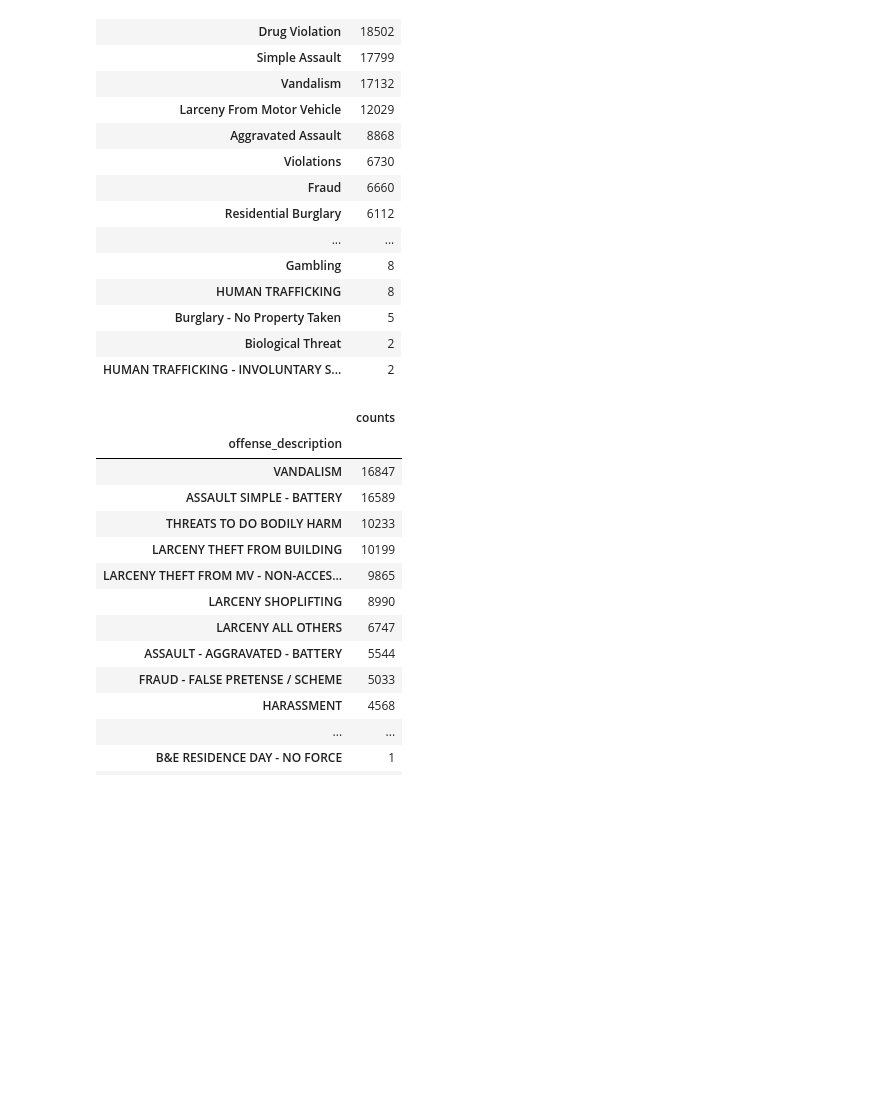
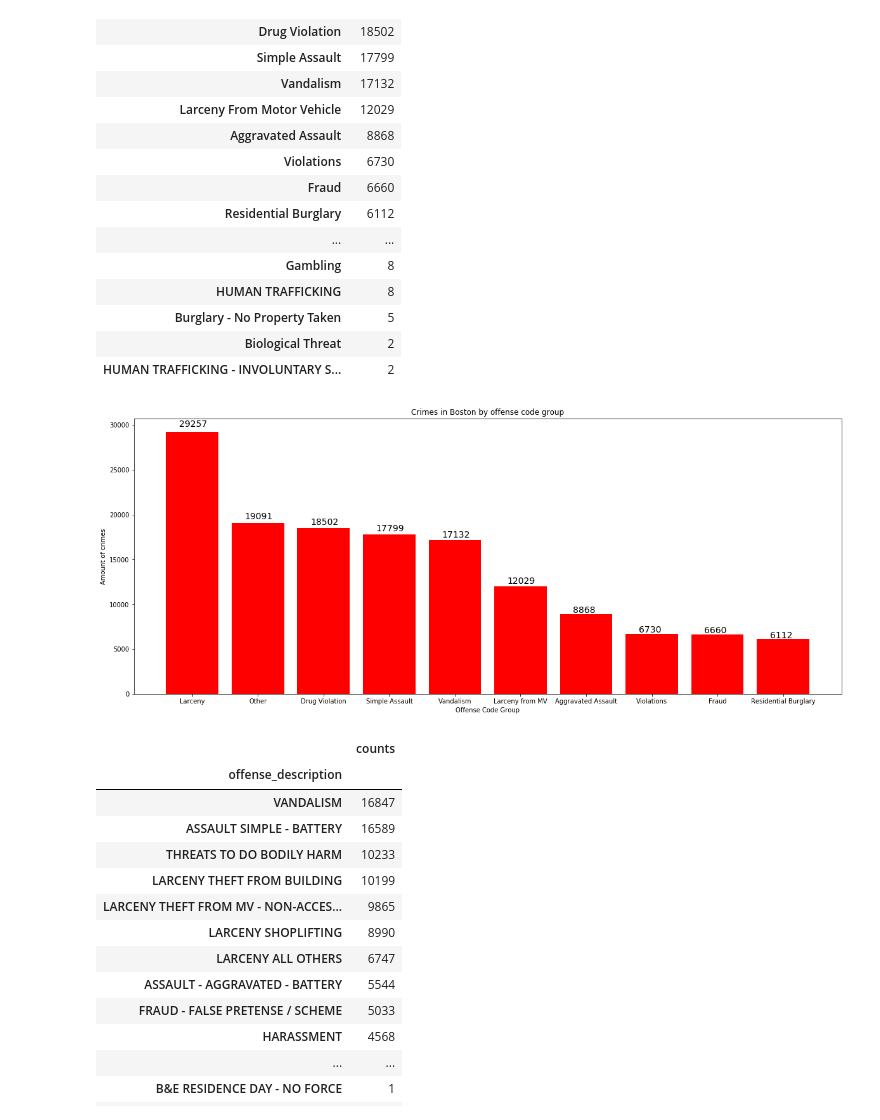
Before and after one commit to iajoiner/boston-crime, a Jupyter notebook: Boston Crime.ipynb, the cells around one changed output. Cells and saved outputs as stored; diff of their text form; code cells hidden in the pictures; blank space fills up the shorter version.

```diff
--- a/Boston Crime.ipynb
+++ b/Boston Crime.ipynb
@@ -399,6 +399,23 @@ df_ocg
 | Burglary - No Property Taken | 5 |
 | Biological Threat | 2 |
 | HUMAN TRAFFICKING - INVOLUNTARY S... | 2 |
+# %%
+fig41 = plt.figure(figsize = (20,8))
+ind41 = np.arange(10)
+ax41 = plt.subplot(111)
+y_data = df_ocg['counts'].head(10)
+df_riocg = df_ocg.reset_index()
+rects = ax41.bar(ind41, y_data, width = 0.8,color = 'r')
+ax41.set_xticks(ind41)
+ax41.set_xticklabels(['Larceny','Other','Drug Violation','Simple Assault','Vandalism','Larceny from MV','Aggravated Assault','Violations','Fraud','Residential Burglary'])
+ax41.set_xlabel('Offense Code Group')
+ax41.set_ylabel('Amount of crimes')
+ax41.set_title('Crimes in Boston by offense code group')
+for rect in rects:
+    height = rect.get_height()
+    ax41.text(rect.get_x() + 0.2, 1.02 * height, height, fontsize = 14)
+# %% [output]
+[figure, added]
 # %%
 df_od = df_clean.groupby('offense_description').size().reset_index(name = 'counts').set_index('offense_description').sort_values(by = 'counts', ascending = False)
 # %%
```
Also changed, not shown: parts of 5 cells of this notebook.
